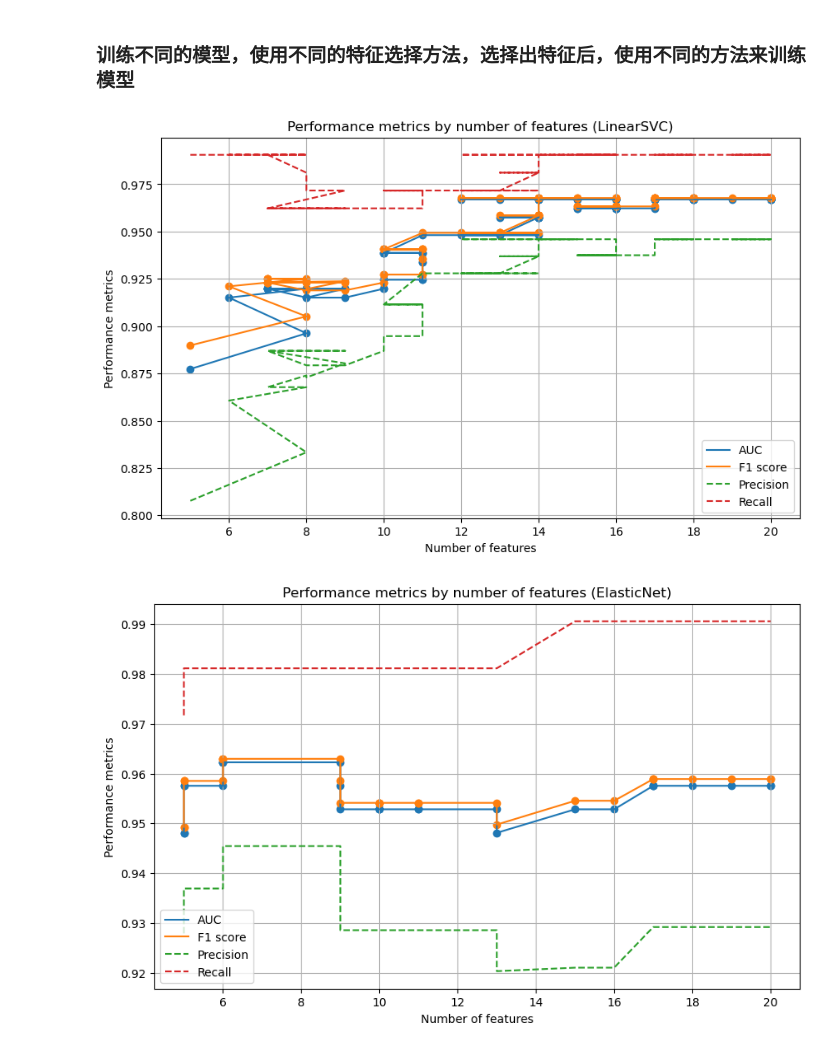
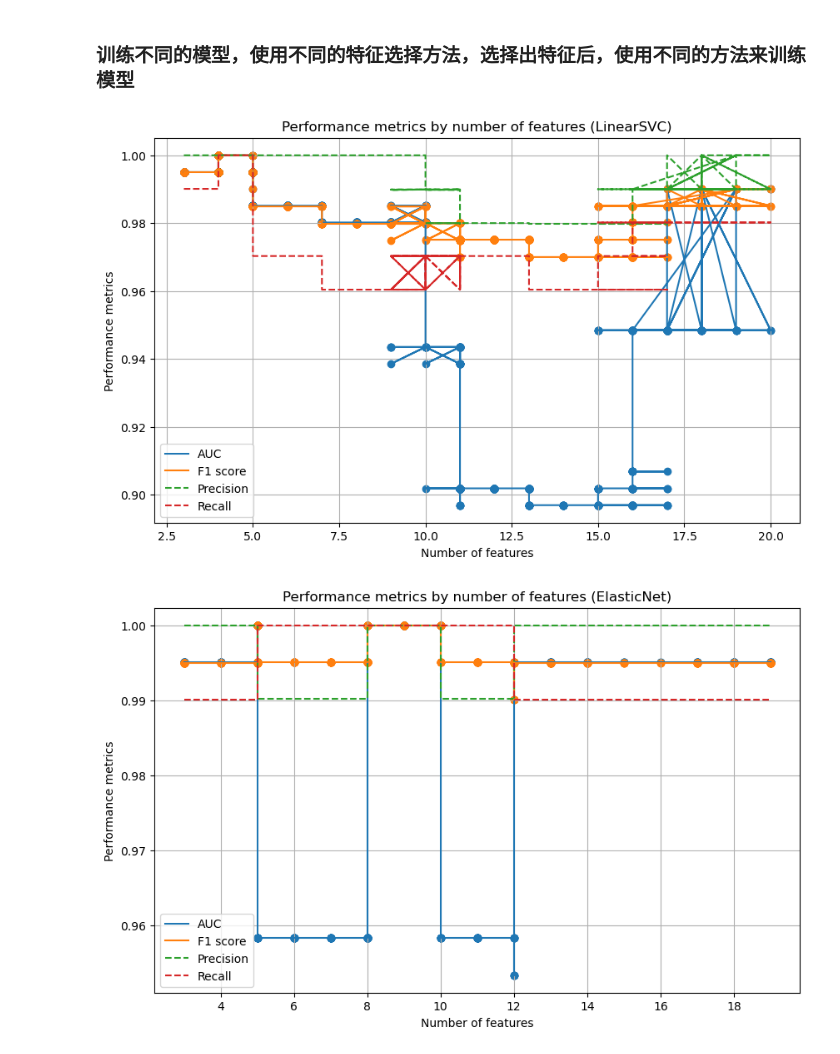
Before and after one commit to yeouyang326/digital-encoding-of-miRNA, a Jupyter notebook: tcga.ipynb, the cells around one changed output. Cells and saved outputs as stored; diff of their text form; code cells hidden in the pictures.

```diff
--- a/tcga.ipynb
+++ b/tcga.ipynb
@@ -4,6 +4,8 @@
 # 设置数据集名称
 dataset_name = 'LUAD'
 # LUAD & LUSC
+balance_data = False
+# balance_data = True
 # %% [markdown]
 # 数据导入
 # %% [markdown]
@@ -296,7 +299,7 @@ def evaluate_classifier(clf, method, model, X_train, y_train, X_test, y_test, pa
         y_pred = clf.predict(X_test)
         y_pred = np.array([1 if i > 0.5 else 0 for i in y_pred], dtype=int)
 
-        if 5 <= n <= 20:
+        if 3 <= n <= 20:
             cm = confusion_matrix(y_test, y_pred)
             auc = roc_auc_score(y_test, y_pred)
             f1 = f1_score(y_test, y_pred)
@@ -419,12 +422,12 @@ X_train, X_test, y_train, y_test = train_test_split(data_higher.drop(['Status'],
 # smote
 sm = SMOTE(random_state=42)
 X_train, y_train = sm.fit_resample(X_train, y_train)
-X_test, y_test= sm.fit_resample(X_test, y_test)
+# X_test, y_test= sm.fit_resample(X_test, y_test)
 # %% [markdown]
 ### 训练不同的模型，使用不同的特征选择方法，选择出特征后，使用不同的方法来训练模型
 # %%
 final_results = pd.DataFrame(columns=['method', 'model', 'n', 'acc', 'auc', 'f1', 'precision', 'recall', 'f2','f05', 'confusionmatrix','coef', 'coef_rounded', 'found_coef', 'multiple_times','delta','intercept','balanced', 'gene_id'])
-max_run_num = 300
+max_run_num = 3000
 C_values = np.logspace(-9, 0, num=max_run_num, base=10)
 alpha_values = np.logspace(15, -5, num=max_run_num, base=10)
 
@@ -439,32 +442,32 @@ evaluate_classifier(lsvc, 'LinearSVC', 'lsvc', X_train, y_train, X_test, y_test,
 #    print('ElasticNetCV')
 #    print('best l1_ratio:', encv.l1_ratio_)
 #    print('selected features:', X_train.columns[encv.coef_ != 0].values)
 #    print('n features:', encv.n_features_in_)
 en = ElasticNet(alpha=0.1, l1_ratio=0.75, max_iter=5000, selection='cyclic')
 en_params = [{'alpha': alpha} for alpha in alpha_values]
 evaluate_classifier(en, 'ElasticNet', 'en', X_train, y_train, X_test, y_test, en_params)
 # LogisticRegression
 #       lrcv = LogisticRegressionCV(penalty='l1', solver='liblinear', max_iter=10000, n_jobs=-1)
 #       lrcv.fit(X_train, y_train)
 #       print('-'*60)
 #       print('LogisticRegressionCV')
 #       print('best C:', lrcv.C_)
 # print('selected features:', X_train.columns[lrcv.coef_ != 0].values)
 # print('n features:', lrcv.n_features_in_)
 lr = LogisticRegression(penalty='l1', solver='liblinear')
 lr_params = [{'C': C} for C in C_values]
 evaluate_classifier(lr, 'LogisticRegression', 'lr', X_train, y_train, X_test, y_test, lr_params)
 # Lasso
 #       lassocv = LassoCV(max_iter=5000, n_jobs=-1)
 #       lassocv.fit(X_train, y_train)
 #       print('-'*60)
 #       print('LassoCV')
 #       print('best alpha:', lassocv.alpha_)
 #       print('selected features:', X_train.columns[lassocv.coef_ != 0].values)
 #       print('n features:', lassocv.n_features_in_)
 lasso = Lasso(alpha=0.1, max_iter=5000)
 lasso_params = [{'alpha': alpha} for alpha in alpha_values]
 evaluate_classifier(lasso, 'lasso', 'lasso', X_train, y_train, X_test, y_test, lasso_params)
 # %% [output]
-[figure, old version]
+[figure, new version]
-[figure, old version]
+[figure, new version]
```
Also changed, not shown: parts of 6 cells of this notebook.
